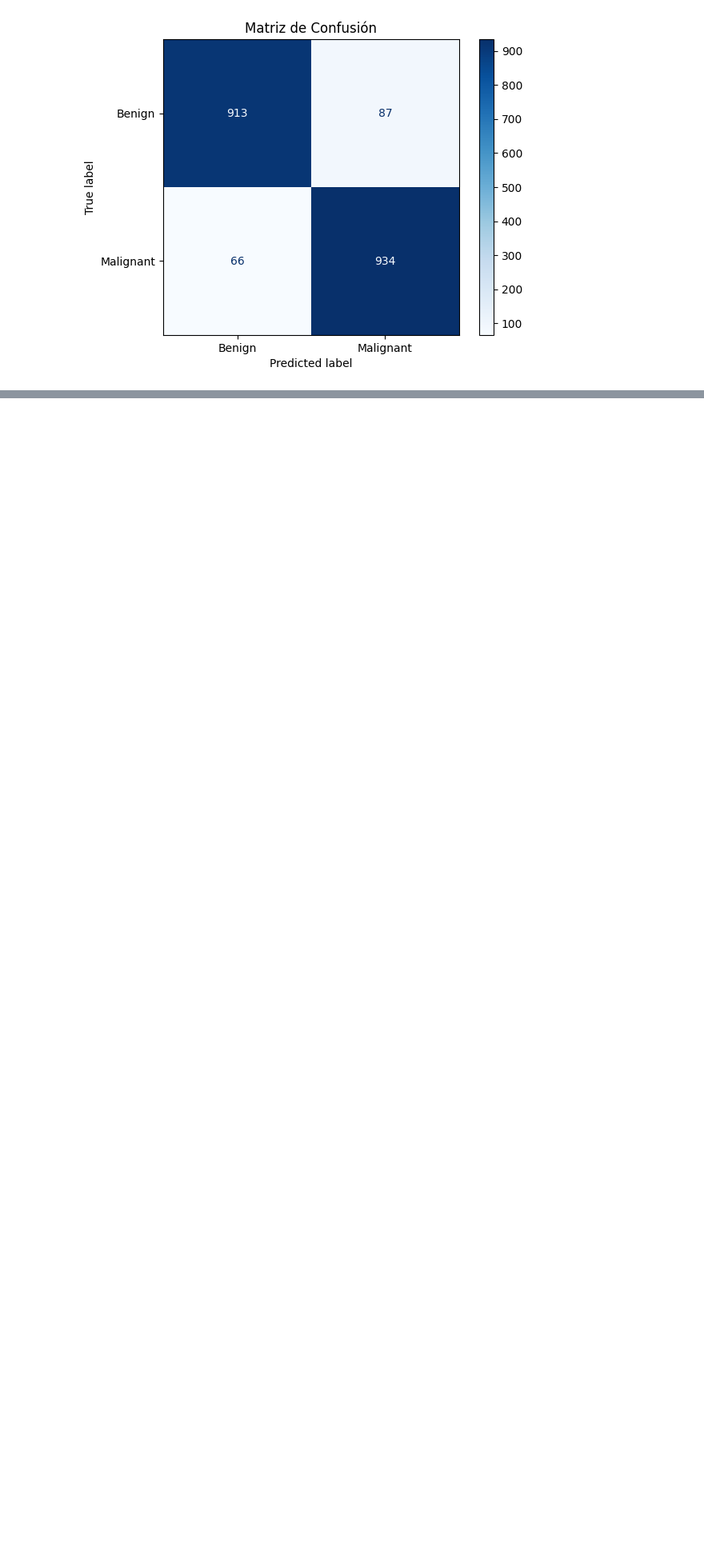
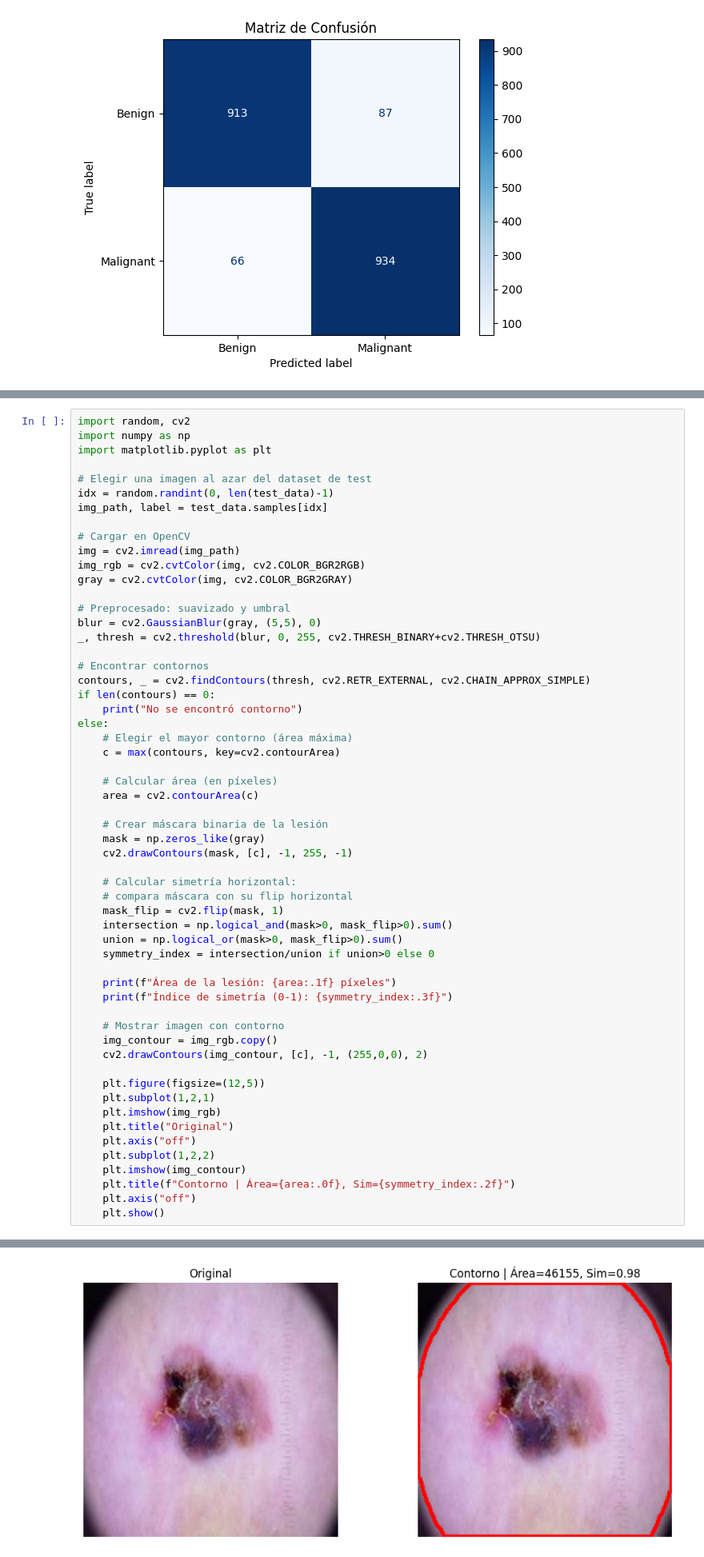
Before and after one commit to Nachosanchezz/Melanoma1, a Jupyter notebook: notebooks/cnn.ipynb, the cells around one changed output, grey strips where cells are left out. Shown at 80% size. Drawn from its saved outputs; the diff is of its cells as text; blank space fills up the shorter version.

Commit message:
area y simtria melanoma

```diff
--- a/notebooks/cnn.ipynb
+++ b/notebooks/cnn.ipynb
@@ -419,0 +614,58 @@ plt.show()
+# %%
+import random, cv2
+import numpy as np
+import matplotlib.pyplot as plt
+
+# Elegir una imagen al azar del dataset de test
+idx = random.randint(0, len(test_data)-1)
+img_path, label = test_data.samples[idx]
+
+# Cargar en OpenCV
+img = cv2.imread(img_path)
+img_rgb = cv2.cvtColor(img, cv2.COLOR_BGR2RGB)
+gray = cv2.cvtColor(img, cv2.COLOR_BGR2GRAY)
+
+# Preprocesado: suavizado y umbral
+blur = cv2.GaussianBlur(gray, (5,5), 0)
+_, thresh = cv2.threshold(blur, 0, 255, cv2.THRESH_BINARY+cv2.THRESH_OTSU)
+
+# Encontrar contornos
+contours, _ = cv2.findContours(thresh, cv2.RETR_EXTERNAL, cv2.CHAIN_APPROX_SIMPLE)
+if len(contours) == 0:
+    print("No se encontró contorno")
+else:
+    # Elegir el mayor contorno (área máxima)
+    c = max(contours, key=cv2.contourArea)
+
+    # Calcular área (en píxeles)
+    area = cv2.contourArea(c)
+
+    # Crear máscara binaria de la lesión
+    mask = np.zeros_like(gray)
+    cv2.drawContours(mask, [c], -1, 255, -1)
+
+    # Calcular simetría horizontal:
+    # compara máscara con su flip horizontal
+    mask_flip = cv2.flip(mask, 1)
+    intersection = np.logical_and(mask>0, mask_flip>0).sum()
+    union = np.logical_or(mask>0, mask_flip>0).sum()
+    symmetry_index = intersection/union if union>0 else 0
+
+    print(f"Área de la lesión: {area:.1f} píxeles")
+    print(f"Índice de simetría (0-1): {symmetry_index:.3f}")
+
+    # Mostrar imagen con contorno
+    img_contour = img_rgb.copy()
+    cv2.drawContours(img_contour, [c], -1, (255,0,0), 2)
+
+    plt.figure(figsize=(12,5))
+    plt.subplot(1,2,1)
+    plt.imshow(img_rgb)
+    plt.title("Original")
+    plt.axis("off")
+    plt.subplot(1,2,2)
+    plt.imshow(img_contour)
+    plt.title(f"Contorno | Área={area:.0f}, Sim={symmetry_index:.2f}")
+    plt.axis("off")
+    plt.show()
+# %% [output]
@@ -419,0 +674 @@ plt.show()
+[figure, added]
```
Also changed, not shown: parts of 5 cells of this notebook, 3 other files.
